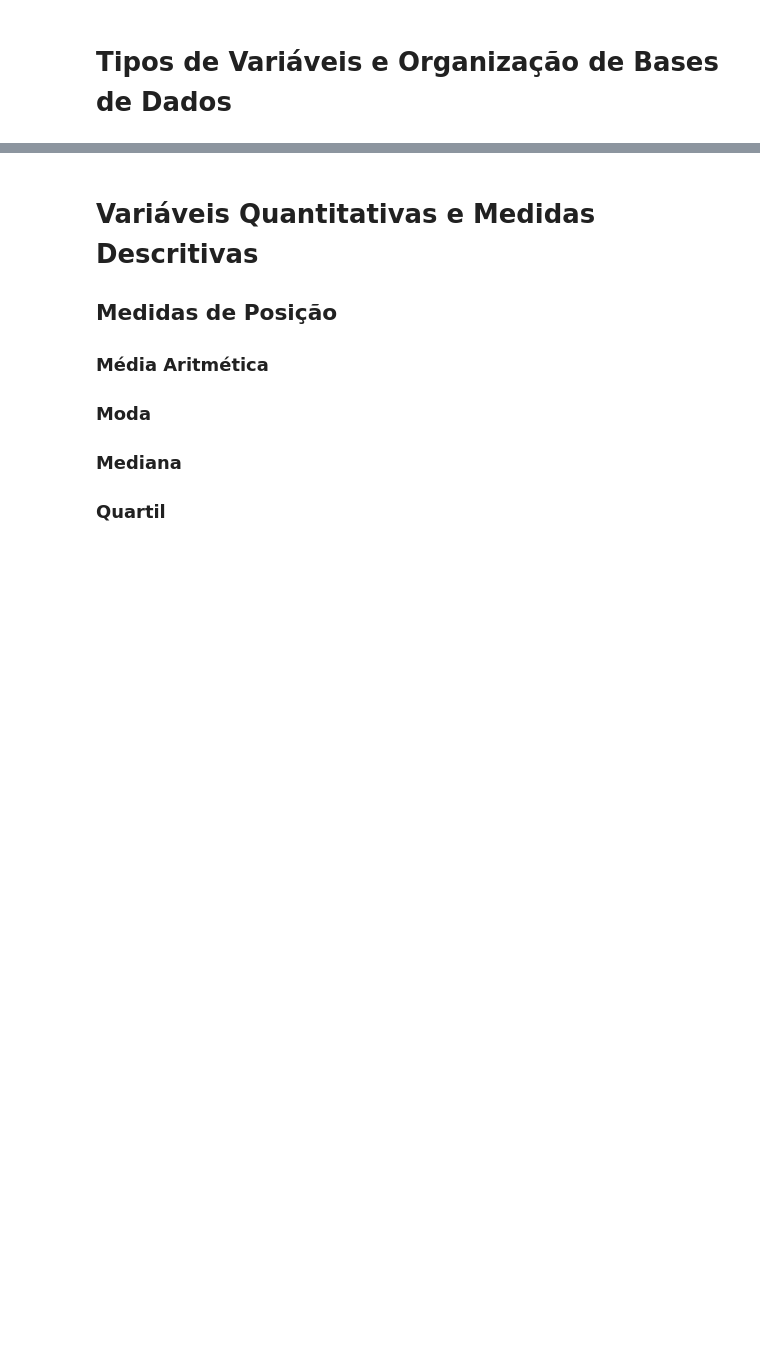
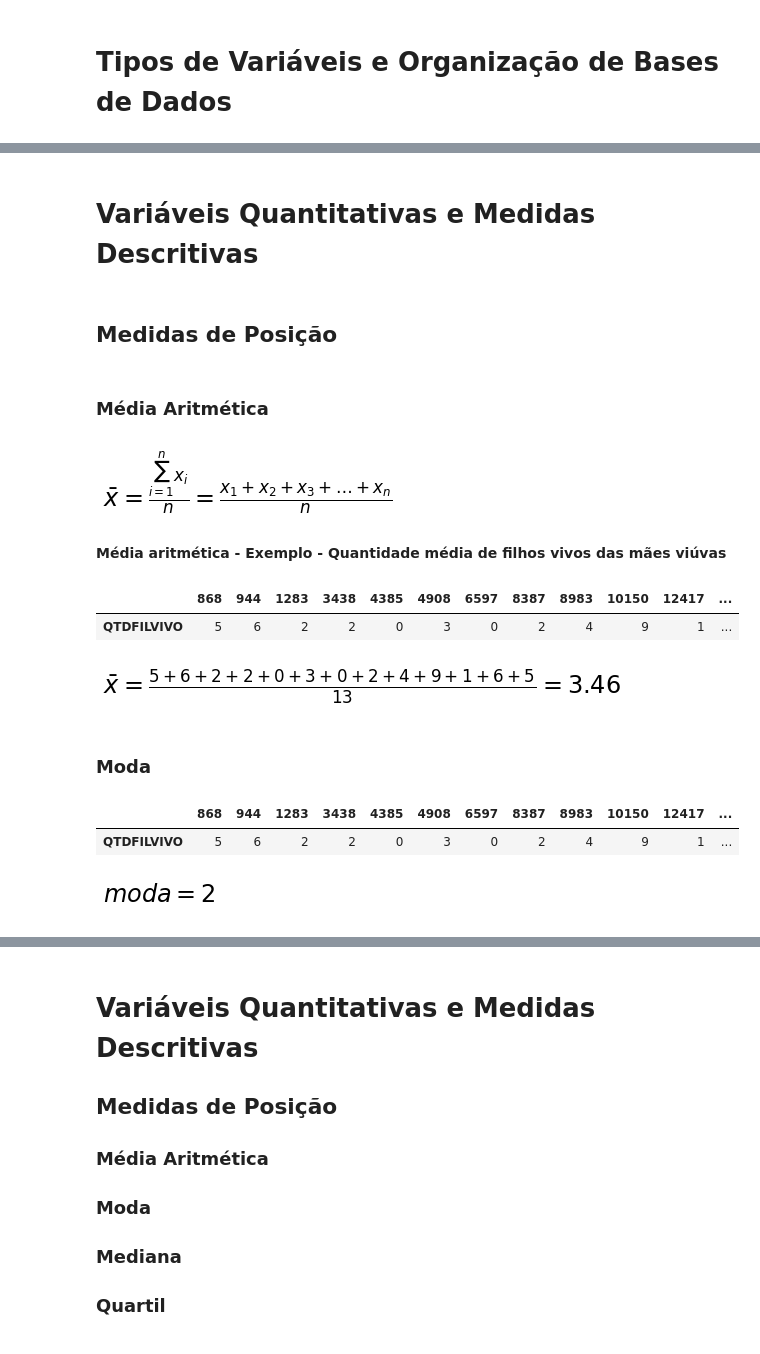
Before and after one commit to fesousa/analise-exploratoria-health-datascience, a Jupyter notebook: analise_explotatoria.ipynb, the cells around one changed output, grey strips where cells are left out. Drawn from its saved outputs; the diff is of its cells as text; code cells hidden in the pictures; blank space fills up the shorter version.

```diff
--- a/analise_explotatoria.ipynb
+++ b/analise_explotatoria.ipynb
@@ -320,0 +385,56 @@ campos_sinasc.loc[:'25',campos_sinasc.columns != 'IGNORADO'].sort_values(['TIPO1
+# %% [markdown]
+# Variáveis Quantitativas e Medidas Descritivas
+# %% [markdown]
+## Medidas de Posição
+# %% [markdown]
+### Média Aritmética
+# %%
+#@title Média aritmética - Equação
+
+plt.axes((0, 0, 0.1, 0.01), facecolor='w')
+plt.box(False)
+plt.xticks([])
+plt.yticks([])
+plt.title(r'$\bar x = \frac{\sum_{i=1}^n x_i}{n} = \frac{x_1 + x_2 + x_3 + \ldots + x_n}{n}$', fontdict={'fontsize':24})
+plt.show()
+# %% [output]
+[figure, added]
+# %% [markdown]
+**Média aritmética - Exemplo - Quantidade média de filhos vivos das mães viúvas**
+# %%
+#@title Dados
+
+viuvas_filhosvivos.transpose()
+# %% [output]
+|  | 868 | 944 | 1283 | 3438 | 4385 | 4908 | 6597 | 8387 | 8983 | 10150 | 12417 | ... |
+| QTDFILVIVO | 5 | 6 | 2 | 2 | 0 | 3 | 0 | 2 | 4 | 9 | 1 | ... |
+# %%
+#@title Cálculo na média
+
+plt.axes((0, 0, 0.1, 0.01), facecolor='w')
+plt.box(False)
+plt.xticks([])
+plt.yticks([])
+plt.title(r'$\bar x = \frac{'+soma[:-1]+r'}{'+str(n)+r'} = '+str(media_fv)+r'$', fontdict={'fontsize':24})
+plt.show()
+# %% [output]
+[figure, added]
+# %% [markdown]
+### Moda
+# %%
+#@title Dados
+viuvas_filhosvivos.transpose()
+# %% [output]
+|  | 868 | 944 | 1283 | 3438 | 4385 | 4908 | 6597 | 8387 | 8983 | 10150 | 12417 | ... |
+| QTDFILVIVO | 5 | 6 | 2 | 2 | 0 | 3 | 0 | 2 | 4 | 9 | 1 | ... |
+# %%
+#@title Moda dos dados
+
+plt.axes((0, 0, 0.1, 0.01), facecolor='w')
+plt.box(False)
+plt.xticks([])
+plt.yticks([])
+plt.title(r'$moda = '+str(moda_fv)+r'$', fontdict={'fontsize':24})
+plt.show()
+# %% [output]
+[figure, added]
```
Also changed, not shown: parts of 37 cells of this notebook, 1 other file.
